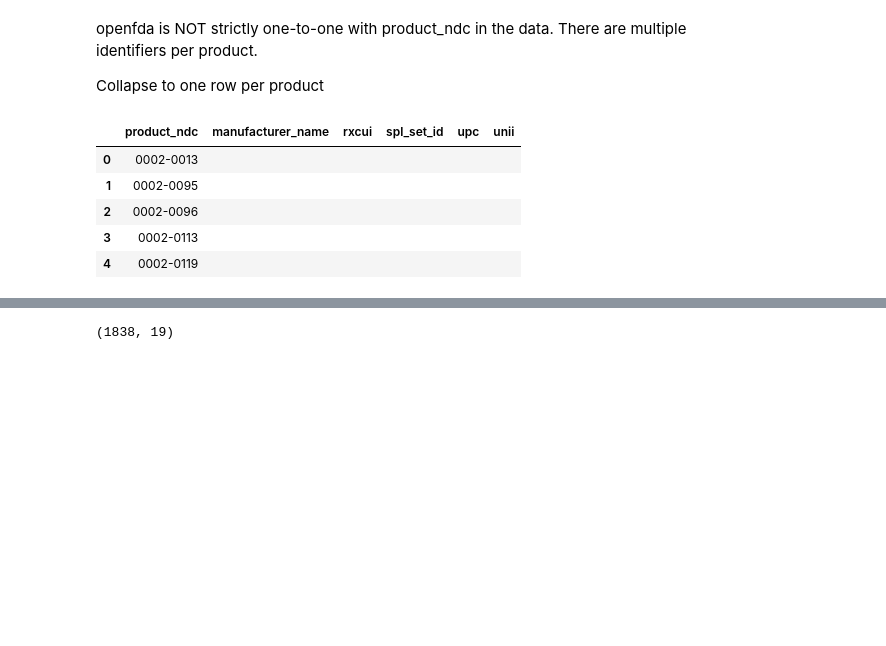
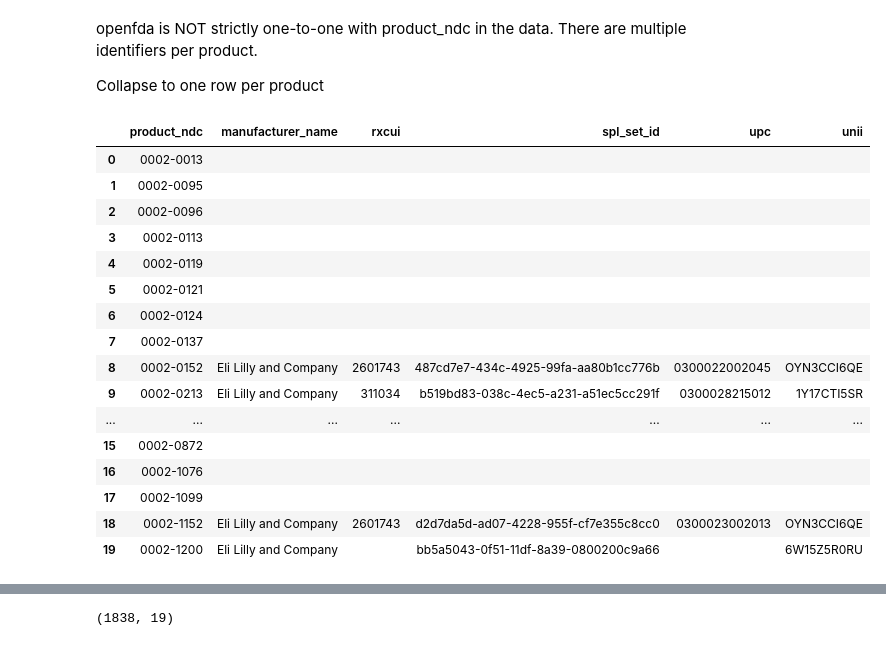
Before and after one commit to ngwalker93/ADS-507-Final-Team-Project, a Jupyter notebook: ADS507_Final_FDA_Shortage.ipynb, the cells around one changed output, grey strips where cells are left out. Saved outputs shown, nothing was run; the diff lists cells and outputs as text; code cells hidden in the pictures; blank space fills up the shorter version.

```diff
--- a/ADS507_Final_FDA_Shortage.ipynb
+++ b/ADS507_Final_FDA_Shortage.ipynb
@@ -453,24 +465,35 @@ Collapse to one row per product
 # %%
 # Collapse openfda table into one row per product_ndc by keeping the first non-null value for each column
 ndc_openfda_collapsed = (
     ndc_openfda
       .groupby("product_ndc", as_index=False)
       .agg({
           "manufacturer_name": lambda x: "|".join(sorted(set(x.dropna()))),
           "rxcui": lambda x: "|".join(sorted(set(x.dropna()))),
           "spl_set_id": lambda x: "|".join(sorted(set(x.dropna()))),
           "upc": lambda x: "|".join(sorted(set(x.dropna()))),
           "unii": lambda x: "|".join(sorted(set(x.dropna()))),
       })
 )
-ndc_openfda_collapsed.head()
+ndc_openfda_collapsed.head(20)
 # %% [output]
 |  | product_ndc | manufacturer_name | rxcui | spl_set_id | upc | unii |
 | 0 | 0002-0013 |  |  |  |  |  |
 | 1 | 0002-0095 |  |  |  |  |  |
 | 2 | 0002-0096 |  |  |  |  |  |
 | 3 | 0002-0113 |  |  |  |  |  |
 | 4 | 0002-0119 |  |  |  |  |  |
+| 5 | 0002-0121 |  |  |  |  |  |
+| 6 | 0002-0124 |  |  |  |  |  |
+| 7 | 0002-0137 |  |  |  |  |  |
+| 8 | 0002-0152 | Eli Lilly and Company | 2601743 | 487cd7e7-434c-4925-99fa-aa80b1cc776b | 0300022002045 | OYN3CCI6QE |
+| 9 | 0002-0213 | Eli Lilly and Company | 311034 | b519bd83-038c-4ec5-a231-a51ec5cc291f | 0300028215012 | 1Y17CTI5SR |
+| ... | ... | ... | ... | ... | ... | ... |
+| 15 | 0002-0872 |  |  |  |  |  |
+| 16 | 0002-1076 |  |  |  |  |  |
+| 17 | 0002-1099 |  |  |  |  |  |
+| 18 | 0002-1152 | Eli Lilly and Company | 2601743 | d2d7da5d-ad07-4228-955f-cf7e355c8cc0 | 0300023002013 | OYN3CCI6QE |
+| 19 | 0002-1200 | Eli Lilly and Company |  | bb5a5043-0f51-11df-8a39-0800200c9a66 |  | 6W15Z5R0RU |
 # %%
 # Confirm one-to-one relationship in collapsed openfda table
 ndc_openfda_collapsed.groupby("product_ndc").size().value_counts()
```
Also changed, not shown: parts of 36 cells of this notebook, 5 other files.
